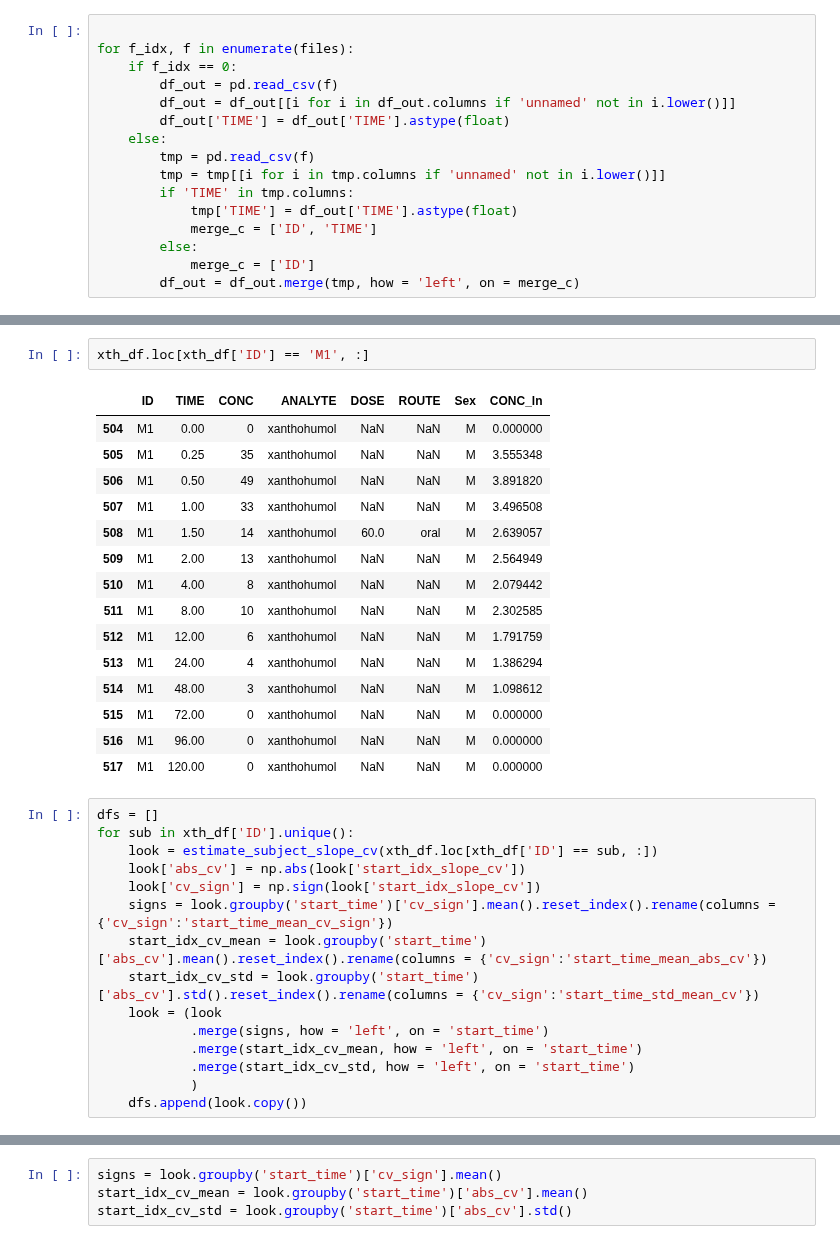
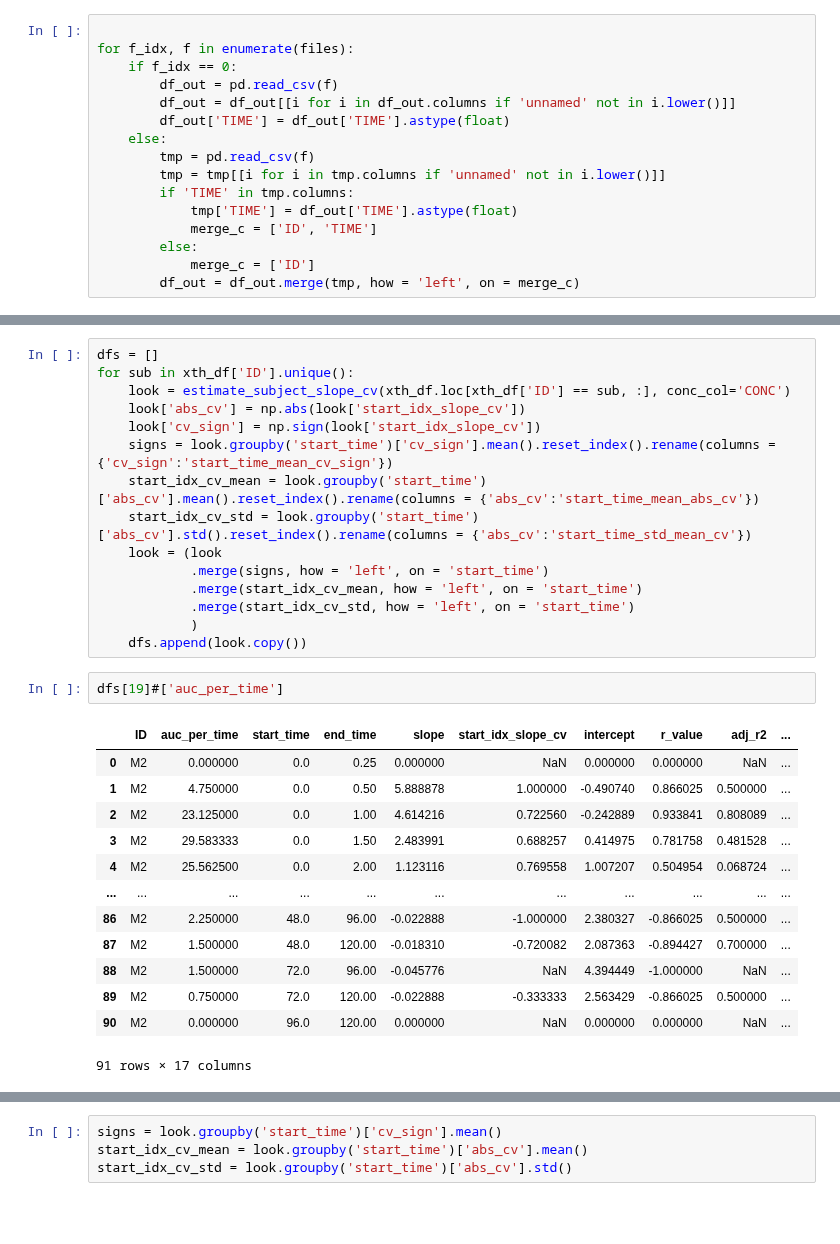
Before and after one commit to kelleyjbrady/NiceODE, a Jupyter notebook: NCA_demo.ipynb, the cells around one changed output, grey strips where cells are left out. Cells and saved outputs as stored; diff of their text form; blank space fills up the shorter version.

```diff
--- a/NCA_demo.ipynb
+++ b/NCA_demo.ipynb
@@ -144,33 +26,31 @@ def estimate_subject_slope_cv(df):
-# %%
-xth_df.loc[xth_df['ID'] == 'M1', :]
-# %% [output]
-|  | ID | TIME | CONC | ANALYTE | DOSE | ROUTE | Sex | CONC_ln |
-| 504 | M1 | 0.00 | 0 | xanthohumol | NaN | NaN | M | 0.000000 |
-| 505 | M1 | 0.25 | 35 | xanthohumol | NaN | NaN | M | 3.555348 |
-| 506 | M1 | 0.50 | 49 | xanthohumol | NaN | NaN | M | 3.891820 |
-| 507 | M1 | 1.00 | 33 | xanthohumol | NaN | NaN | M | 3.496508 |
-| 508 | M1 | 1.50 | 14 | xanthohumol | 60.0 | oral | M | 2.639057 |
-| 509 | M1 | 2.00 | 13 | xanthohumol | NaN | NaN | M | 2.564949 |
-| 510 | M1 | 4.00 | 8 | xanthohumol | NaN | NaN | M | 2.079442 |
-| 511 | M1 | 8.00 | 10 | xanthohumol | NaN | NaN | M | 2.302585 |
-| 512 | M1 | 12.00 | 6 | xanthohumol | NaN | NaN | M | 1.791759 |
-| 513 | M1 | 24.00 | 4 | xanthohumol | NaN | NaN | M | 1.386294 |
-| 514 | M1 | 48.00 | 3 | xanthohumol | NaN | NaN | M | 1.098612 |
-| 515 | M1 | 72.00 | 0 | xanthohumol | NaN | NaN | M | 0.000000 |
-| 516 | M1 | 96.00 | 0 | xanthohumol | NaN | NaN | M | 0.000000 |
-| 517 | M1 | 120.00 | 0 | xanthohumol | NaN | NaN | M | 0.000000 |
 # %%
 dfs = []
 for sub in xth_df['ID'].unique():
-    look = estimate_subject_slope_cv(xth_df.loc[xth_df['ID'] == sub, :])
+    look = estimate_subject_slope_cv(xth_df.loc[xth_df['ID'] == sub, :], conc_col='CONC')
     look['abs_cv'] = np.abs(look['start_idx_slope_cv'])
     look['cv_sign'] = np.sign(look['start_idx_slope_cv'])
     signs = look.groupby('start_time')['cv_sign'].mean().reset_index().rename(columns = {'cv_sign':'start_time_mean_cv_sign'})
-    start_idx_cv_mean = look.groupby('start_time')['abs_cv'].mean().reset_index().rename(columns = {'cv_sign':'start_time_mean_abs_cv'})
-    start_idx_cv_std = look.groupby('start_time')['abs_cv'].std().reset_index().rename(columns = {'cv_sign':'start_time_std_mean_cv'})
+    start_idx_cv_mean = look.groupby('start_time')['abs_cv'].mean().reset_index().rename(columns = {'abs_cv':'start_time_mean_abs_cv'})
+    start_idx_cv_std = look.groupby('start_time')['abs_cv'].std().reset_index().rename(columns = {'abs_cv':'start_time_std_mean_cv'})
     look = (look
             .merge(signs, how = 'left', on = 'start_time')
             .merge(start_idx_cv_mean, how = 'left', on = 'start_time')
             .merge(start_idx_cv_std, how = 'left', on = 'start_time')
             )
     dfs.append(look.copy())
+# %%
+dfs[19]#['auc_per_time']
+# %% [output]
+|  | ID | auc_per_time | start_time | end_time | slope | start_idx_slope_cv | intercept | r_value | adj_r2 | ... |
+| 0 | M2 | 0.000000 | 0.0 | 0.25 | 0.000000 | NaN | 0.000000 | 0.000000 | NaN | ... |
+| 1 | M2 | 4.750000 | 0.0 | 0.50 | 5.888878 | 1.000000 | -0.490740 | 0.866025 | 0.500000 | ... |
+| 2 | M2 | 23.125000 | 0.0 | 1.00 | 4.614216 | 0.722560 | -0.242889 | 0.933841 | 0.808089 | ... |
+| 3 | M2 | 29.583333 | 0.0 | 1.50 | 2.483991 | 0.688257 | 0.414975 | 0.781758 | 0.481528 | ... |
+| 4 | M2 | 25.562500 | 0.0 | 2.00 | 1.123116 | 0.769558 | 1.007207 | 0.504954 | 0.068724 | ... |
+| ... | ... | ... | ... | ... | ... | ... | ... | ... | ... | ... |
+| 86 | M2 | 2.250000 | 48.0 | 96.00 | -0.022888 | -1.000000 | 2.380327 | -0.866025 | 0.500000 | ... |
+| 87 | M2 | 1.500000 | 48.0 | 120.00 | -0.018310 | -0.720082 | 2.087363 | -0.894427 | 0.700000 | ... |
+| 88 | M2 | 1.500000 | 72.0 | 96.00 | -0.045776 | NaN | 4.394449 | -1.000000 | NaN | ... |
+| 89 | M2 | 0.750000 | 72.0 | 120.00 | -0.022888 | -0.333333 | 2.563429 | -0.866025 | 0.500000 | ... |
+| 90 | M2 | 0.000000 | 96.0 | 120.00 | 0.000000 | NaN | 0.000000 | 0.000000 | NaN | ... |
+91 rows × 17 columns
```
Also changed, not shown: parts of 22 cells of this notebook, 1 other file.
